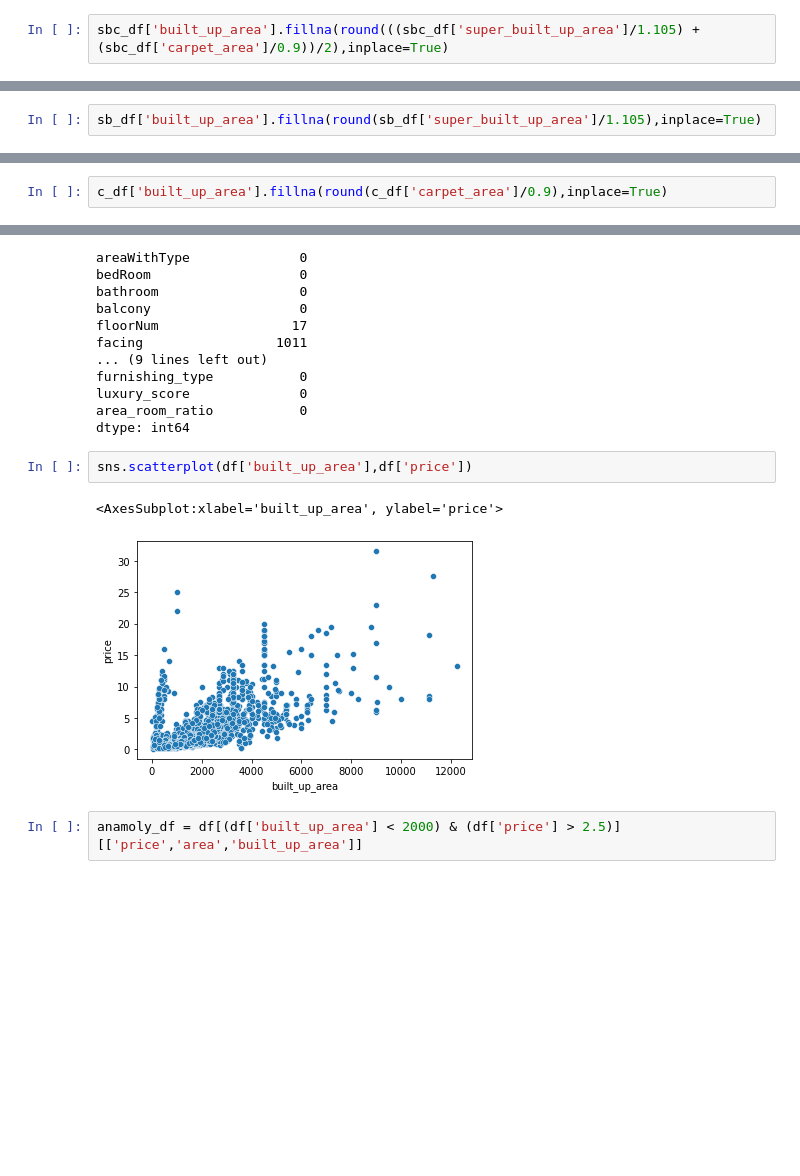
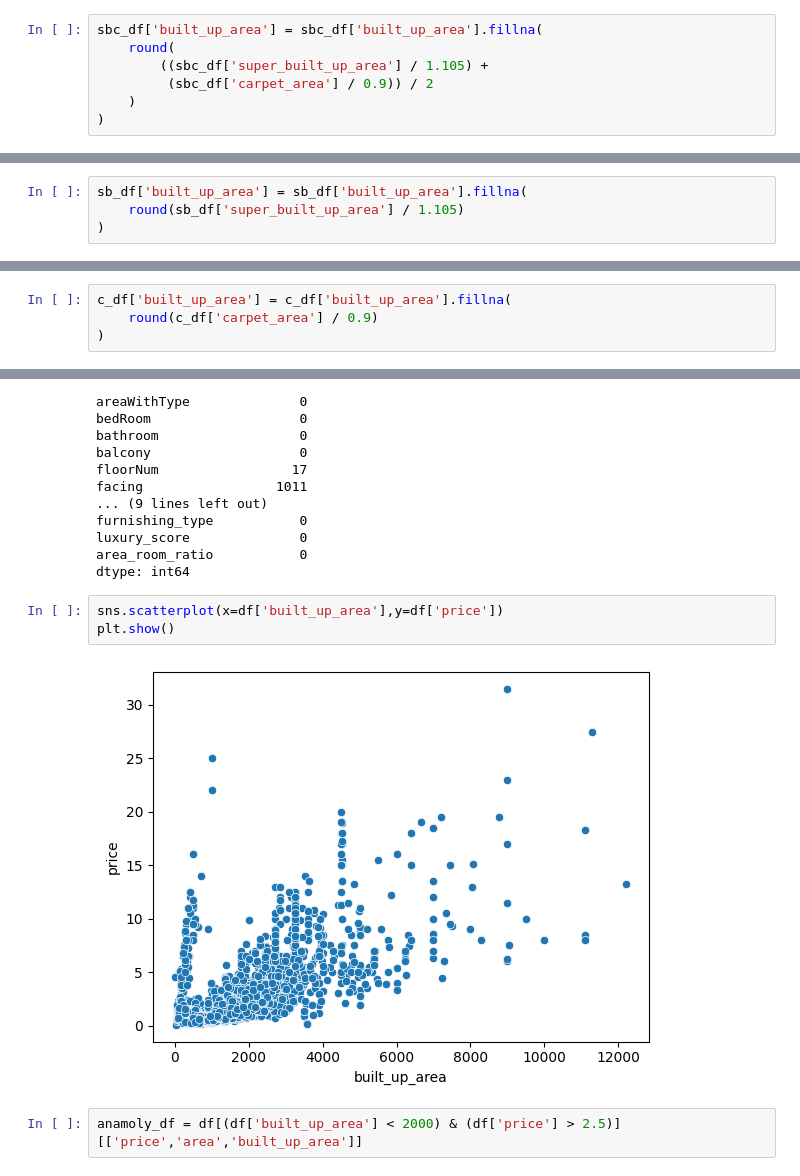
Before and after one commit to Areeb-Ahmd/Habitalytics-DataDrivenRealty, a Jupyter notebook: notebooks/06_missing_value_imputation/missing-value-imputation.ipynb, the cells around one changed output, grey strips where cells are left out. Cells and saved outputs as stored; diff of their text form; blank space fills up the shorter version.

```diff
--- a/notebooks/06_missing_value_imputation/missing-value-imputation.ipynb
+++ b/notebooks/06_missing_value_imputation/missing-value-imputation.ipynb
@@ -93,3 +107,8 @@ sbc_df.head()
 # %%
-sbc_df['built_up_area'].fillna(round(((sbc_df['super_built_up_area']/1.105) + (sbc_df['carpet_area']/0.9))/2),inplace=True)
+sbc_df['built_up_area'] = sbc_df['built_up_area'].fillna(
+    round(
+        ((sbc_df['super_built_up_area'] / 1.105) +
+         (sbc_df['carpet_area'] / 0.9)) / 2
+    )
+)
 # %% [output]
@@ -134,3 +150,5 @@ sb_df.head()
 # %%
-sb_df['built_up_area'].fillna(round(sb_df['super_built_up_area']/1.105),inplace=True)
+sb_df['built_up_area'] = sb_df['built_up_area'].fillna(
+    round(sb_df['super_built_up_area'] / 1.105)
+)
 # %% [output]
@@ -175,3 +190,5 @@ c_df.head()
 # %%
-c_df['built_up_area'].fillna(round(c_df['carpet_area']/0.9),inplace=True)
+c_df['built_up_area'] = c_df['built_up_area'].fillna(
+    round(c_df['carpet_area'] / 0.9)
+)
 # %% [output]
@@ -202,10 +220,10 @@ luxury_score              0
 area_room_ratio           0
 dtype: int64
 # %%
-sns.scatterplot(df['built_up_area'],df['price'])
+sns.scatterplot(x=df['built_up_area'],y=df['price'])
+plt.show()
 # %% [output]
-<AxesSubplot:xlabel='built_up_area', ylabel='price'>
-[figure, old version]
+[figure, new version]
 # %%
 anamoly_df = df[(df['built_up_area'] < 2000) & (df['price'] > 2.5)][['price','area','built_up_area']]
 # %%
```
Also changed, not shown: parts of 42 cells of this notebook.
